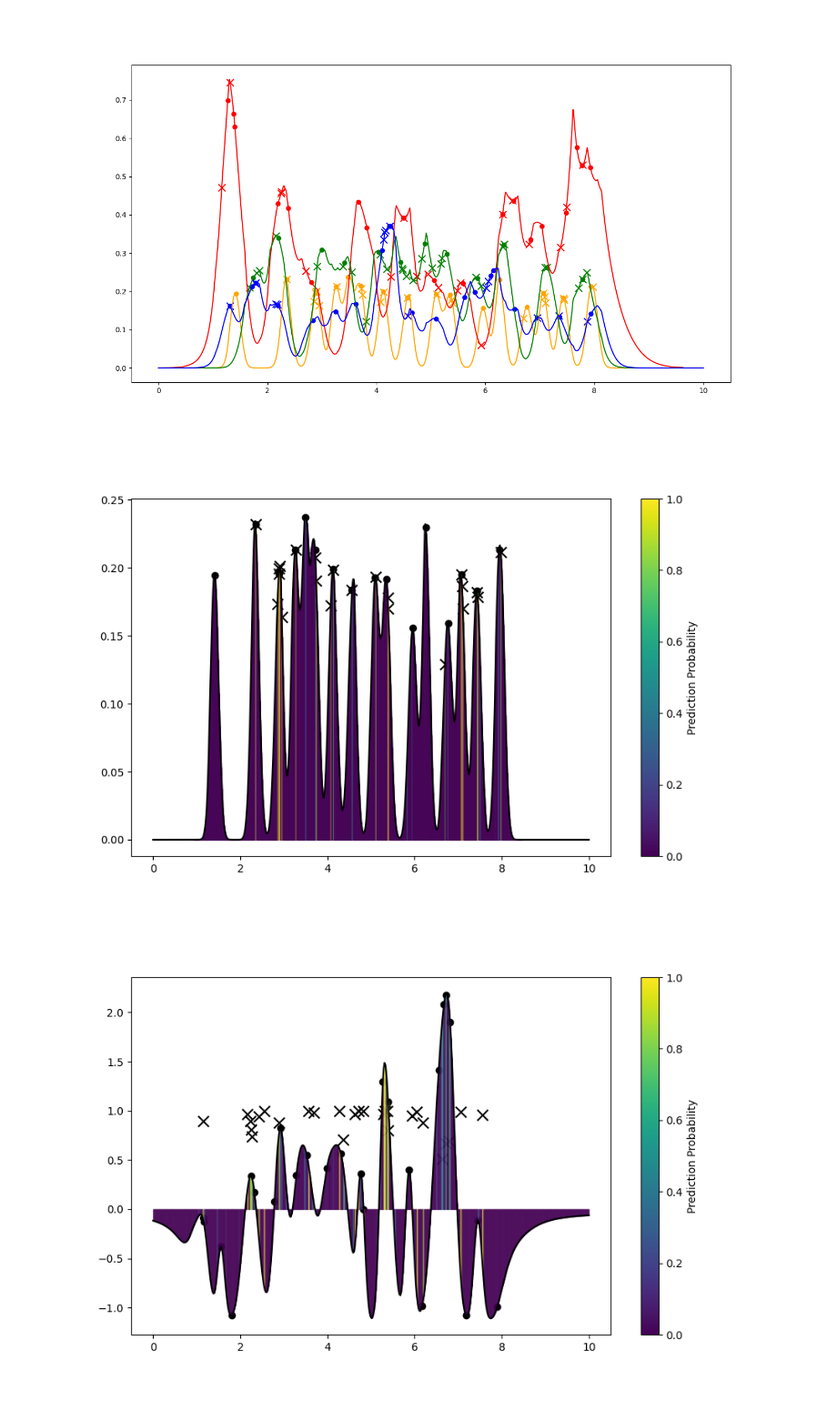
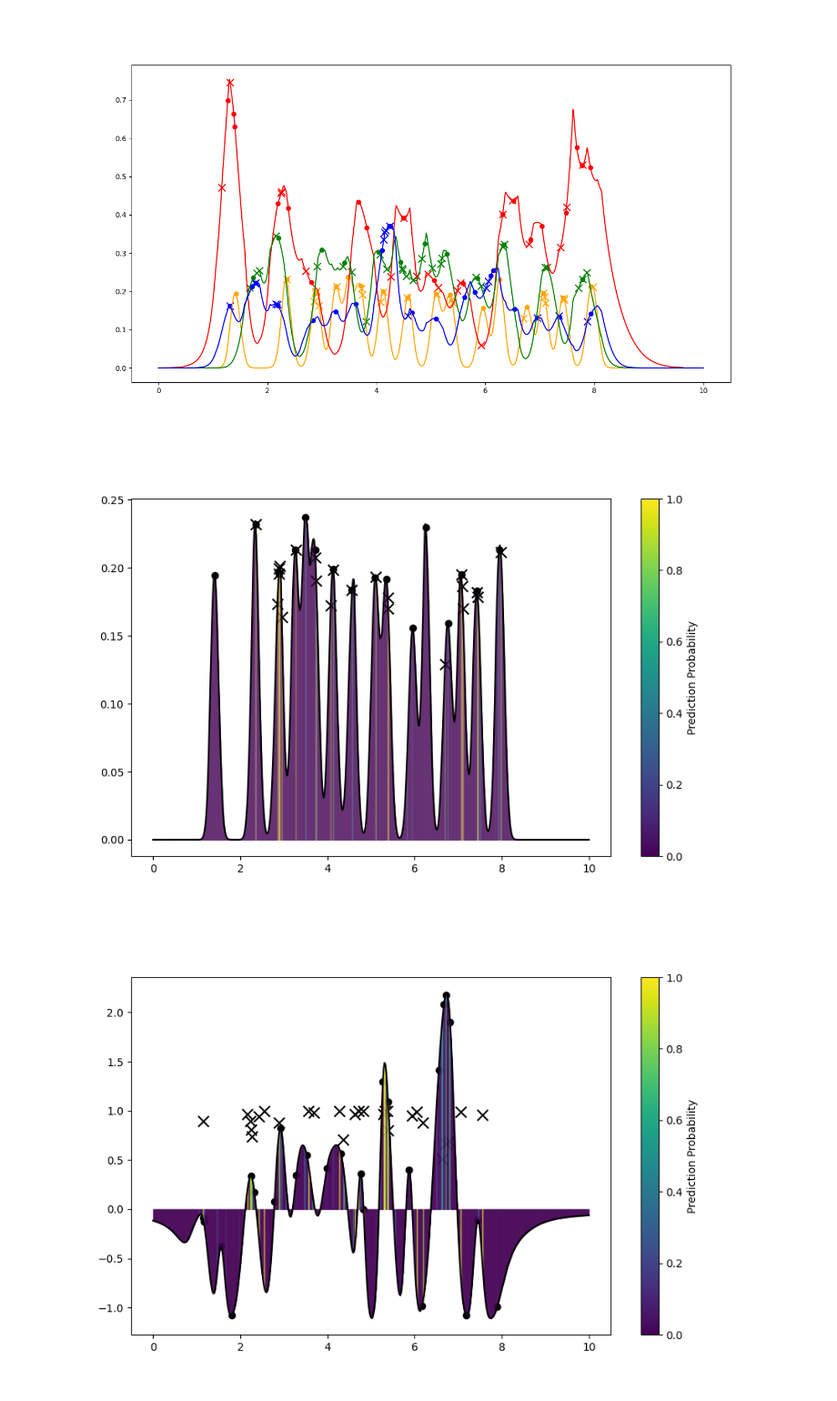
Before and after one commit to soniahasko/internship_2025, a Jupyter notebook: Gaussians/testing_gauss_medium.ipynb, the cells around one changed output. Shown at 91% size. Drawn from its saved outputs; the diff is of its cells as text; code cells hidden in the pictures.

```diff
--- a/Gaussians/testing_gauss_medium.ipynb
+++ b/Gaussians/testing_gauss_medium.ipynb
@@ -254,35 +256,35 @@ plt.figure(figsize=(10,6))
 # colors = [
 #     'orange', 'red', 'green', 'blue', 'purple', 'brown', 'pink', 'gray',
 #     'olive', 'cyan', 'magenta', 'teal', 'gold', 'navy', 'lime', 'maroon',
 #     'turquoise', 'darkorange', 'darkgreen', 'indigo'
 # ]
 
 colors = ['black']
 
 for i in range(1):
     # True peaks
     idx_true = np.where(binary_test[i] == 1)
     plt.scatter(x[idx_true], gauss_test[i][idx_true], marker='o', color=colors[i])
 
     # Full curve
     plt.plot(x, gauss_test[i], color=colors[i])
 
     # ML-predicted peaks
     idx = np.where(binary_pred[i] == 1)
     plt.scatter(x[idx], gauss_test[i][idx], marker='x', s=100, color=colors[i])
 
     # Shade under the curve with color based on prediction probabilities
     for j in range(len(x)-1):
-        plt.fill_between(x[j:j+2], gauss_test[i][j:j+2], color=cmap(norm(probs[i][j])), alpha=0.6)
+        plt.fill_between(x[j:j+2], gauss_test[i][j:j+2], color=cmap(norm(probs[i][j])), alpha=0.3)
 
 # Add colorbar
 sm = cm.ScalarMappable(cmap=cmap, norm=norm)
 sm.set_array([])
 plt.colorbar(sm, ax=plt.gca(), label='Prediction Probability')
 
 plt.show()
 # %% [output]
-[figure, old version]
+[figure, new version]
 # %%
 import matplotlib.colors as mcolors
 import matplotlib.cm as cm
```
Also changed, not shown: parts of 1 cell of this notebook.
